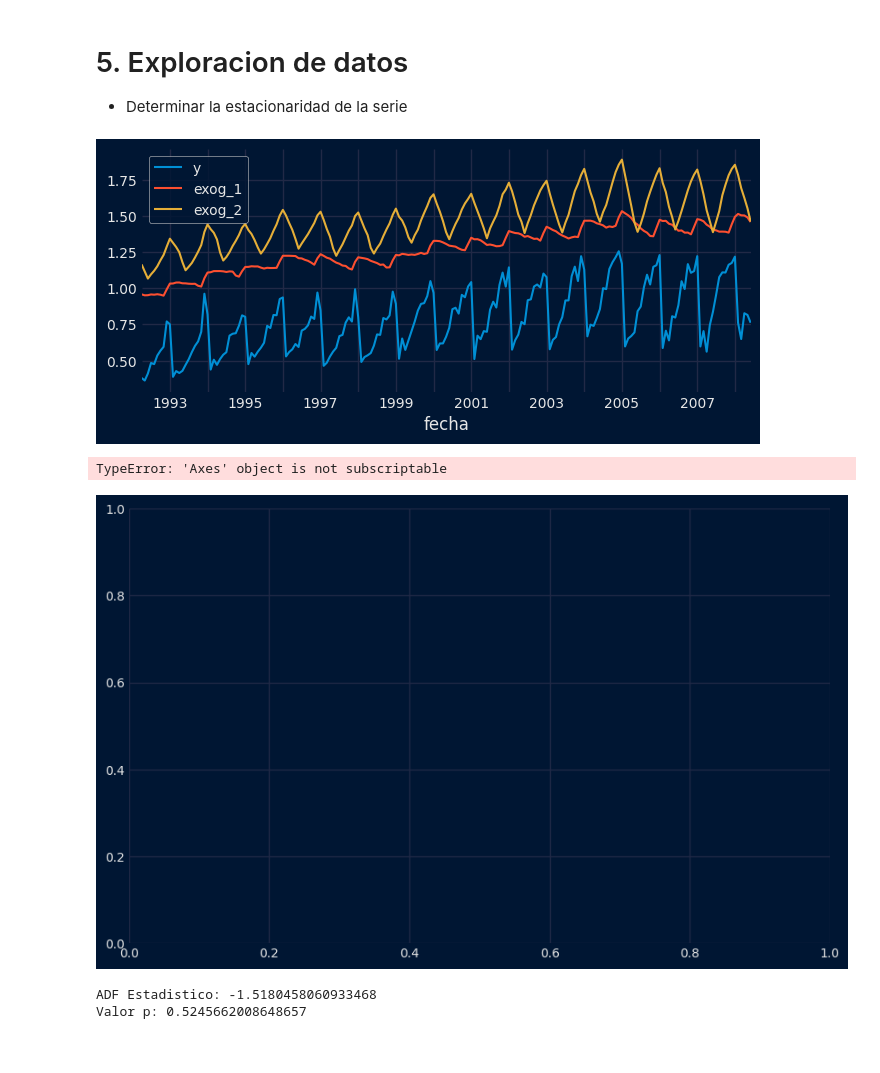
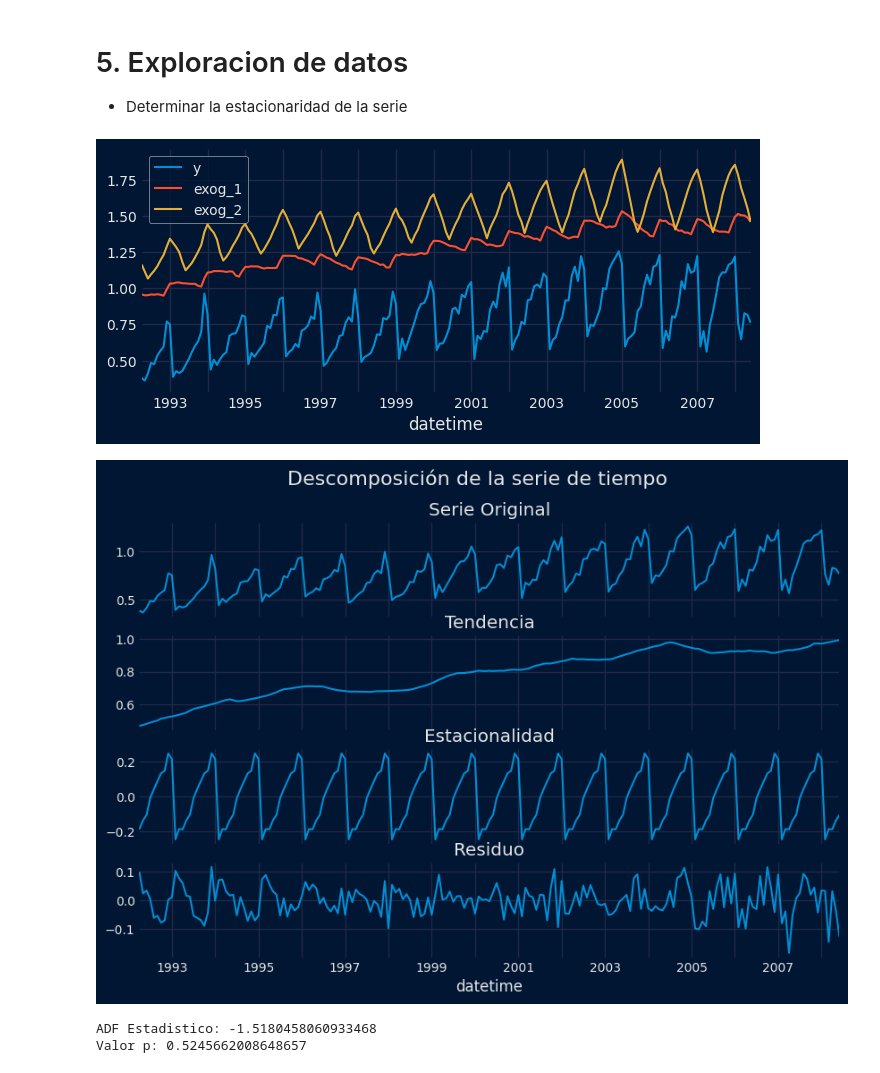
Before and after one commit to DavidBetancurRamirez/ComputacionCientifica, a Jupyter notebook: seriesTiempo/series_tiempo_clase.ipynb, the cells around one changed output. Cells and saved outputs as stored; diff of their text form; code cells hidden in the pictures.

Commit message:
Update series de tiempo

```diff
--- a/seriesTiempo/series_tiempo_clase.ipynb
+++ b/seriesTiempo/series_tiempo_clase.ipynb
@@ -13,7 +13,8 @@ Se requiere los datos pasados del costo de los medicamentos.
 import matplotlib.pyplot as plt
 from skforecast.datasets import fetch_dataset
 # %%
-data = fetch_dataset("h2o_exog")
+data = fetch_dataset(name='h2o_exog')
+data.index.name = 'datetime'
 # %% [output]
 ╭─────────────────────────────────── h2o_exog ────────────────────────────────────╮
 │ Description:                                                                    │
@@ -61,28 +65,29 @@ data.plot(ax=ax)
 ax.legend()
 plt.show()
 # %% [output]
-[figure, old version]
+[figure, new version]
 # %%
-res_descompose = seasonal_decompose(data['y'], model='additive', extrapolate_trend='freq')
+from statsmodels.tsa.seasonal import seasonal_decompose
 
-fig, ax = plt.subplots(figsize=(9, 6))
-res_descompose.observed.plot(ax=ax[0])
-ax[0].set_title('Serie original')
+res_decompose = seasonal_decompose(data['y'], model='additive', extrapolate_trend='freq')
+fig, ax = plt.subplots(4, 1, figsize=(9, 6), sharex=True)
 
-res_descompose.trend.plot(ax=ax[1])
-ax[1].set_title('Componente Estacional')
+res_decompose.observed.plot(ax=ax[0])
+ax[0].set_title('Serie Original')
 
-res_descompose.seasonal.plot(ax=ax[2])
-ax[2].set_title('Componente Estacional')
+res_decompose.trend.plot(ax=ax[1])
+ax[1].set_title('Tendencia')
 
-res_descompose.resid.plot(ax=ax[3])
-ax[3].set_title('Componente Residual')
+res_decompose.seasonal.plot(ax=ax[2])
+ax[2].set_title('Estacionalidad')
 
-fig.tight_layout()
+res_decompose.resid.plot(ax=ax[3])
+ax[3].set_title('Residuo')
+
+fig.suptitle('Descomposición de la serie de tiempo', fontsize=16)
 plt.show()
 # %% [output]
-TypeError: 'Axes' object is not subscriptable
-[figure, old version]
+[figure, new version]
 # %%
 def test_estacionaridad(series):
     adfuller_result = adfuller(series)
```
Also changed, not shown: parts of 17 cells of this notebook, 1 other file.
